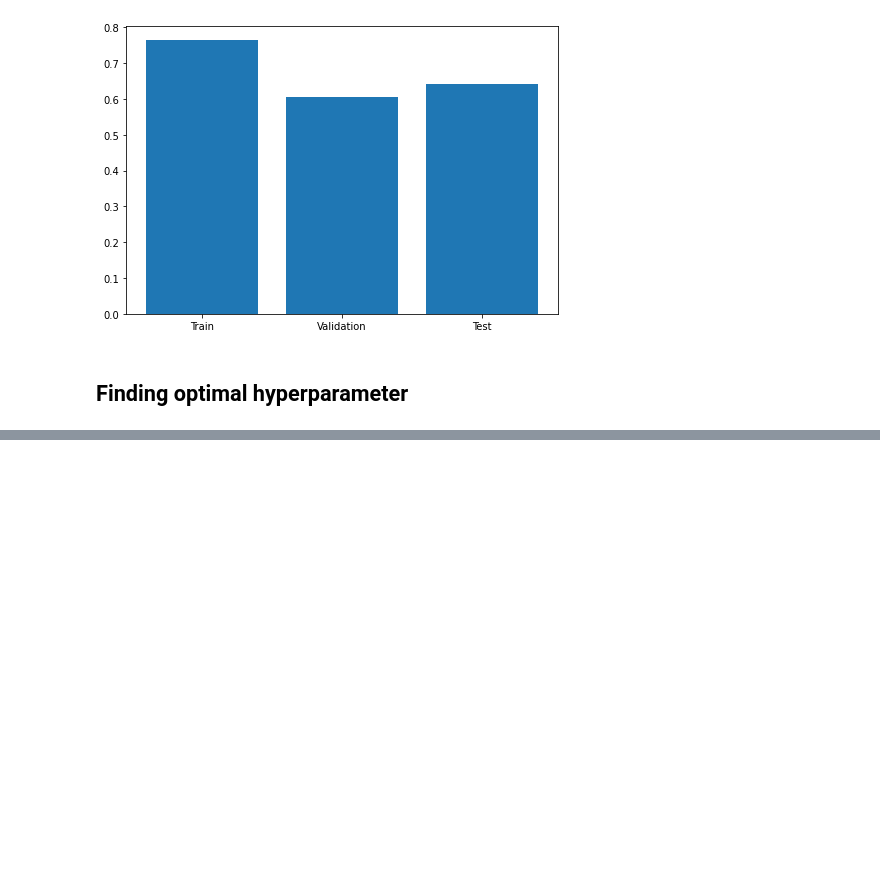
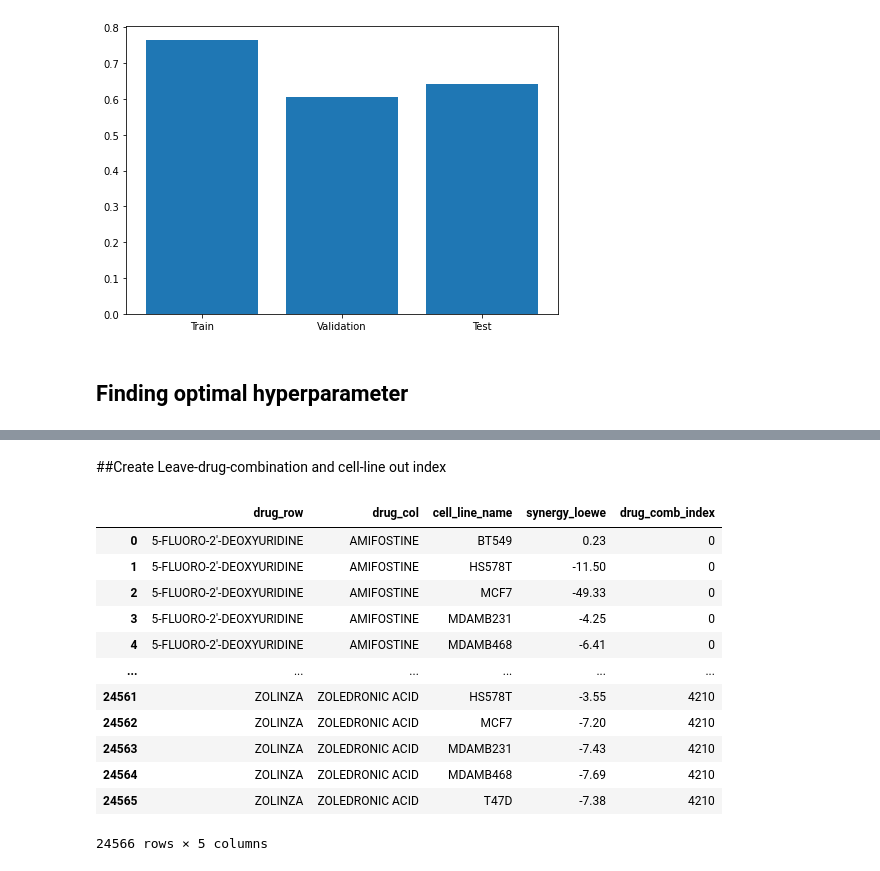
Before and after one commit to kittisaktaoma/colab_practice, a Jupyter notebook: CalcSynergy.ipynb, the cells around one changed output, grey strips where cells are left out. Saved outputs shown, nothing was run; the diff lists cells and outputs as text; code cells hidden in the pictures; blank space fills up the shorter version.

```diff
--- a/CalcSynergy.ipynb
+++ b/CalcSynergy.ipynb
@@ -1126,0 +1092,21 @@ sns.barplot(x="set", y="value",
+# %% [markdown]
+##Create Leave-drug-combination and cell-line out index
+# %%
+index_LDO = index_dataframe_df.iloc[:,:2].groupby(["drug_row","drug_col"]).count().reset_index()
+index_LDO["drug_comb_index"] = range(index_LDO.shape[0])
+index_df_cv = pd.merge(index_dataframe_df,index_LDO)
+index_df_cv
+# %% [output]
+|  | drug_row | drug_col | cell_line_name | synergy_loewe | drug_comb_index |
+| 0 | 5-FLUORO-2'-DEOXYURIDINE | AMIFOSTINE | BT549 | 0.23 | 0 |
+| 1 | 5-FLUORO-2'-DEOXYURIDINE | AMIFOSTINE | HS578T | -11.50 | 0 |
+| 2 | 5-FLUORO-2'-DEOXYURIDINE | AMIFOSTINE | MCF7 | -49.33 | 0 |
+| 3 | 5-FLUORO-2'-DEOXYURIDINE | AMIFOSTINE | MDAMB231 | -4.25 | 0 |
+| 4 | 5-FLUORO-2'-DEOXYURIDINE | AMIFOSTINE | MDAMB468 | -6.41 | 0 |
+| ... | ... | ... | ... | ... | ... |
+| 24561 | ZOLINZA | ZOLEDRONIC ACID | HS578T | -3.55 | 4210 |
+| 24562 | ZOLINZA | ZOLEDRONIC ACID | MCF7 | -7.20 | 4210 |
+| 24563 | ZOLINZA | ZOLEDRONIC ACID | MDAMB231 | -7.43 | 4210 |
+| 24564 | ZOLINZA | ZOLEDRONIC ACID | MDAMB468 | -7.69 | 4210 |
+| 24565 | ZOLINZA | ZOLEDRONIC ACID | T47D | -7.38 | 4210 |
+24566 rows × 5 columns
```
Also changed, not shown: parts of 11 cells of this notebook.
